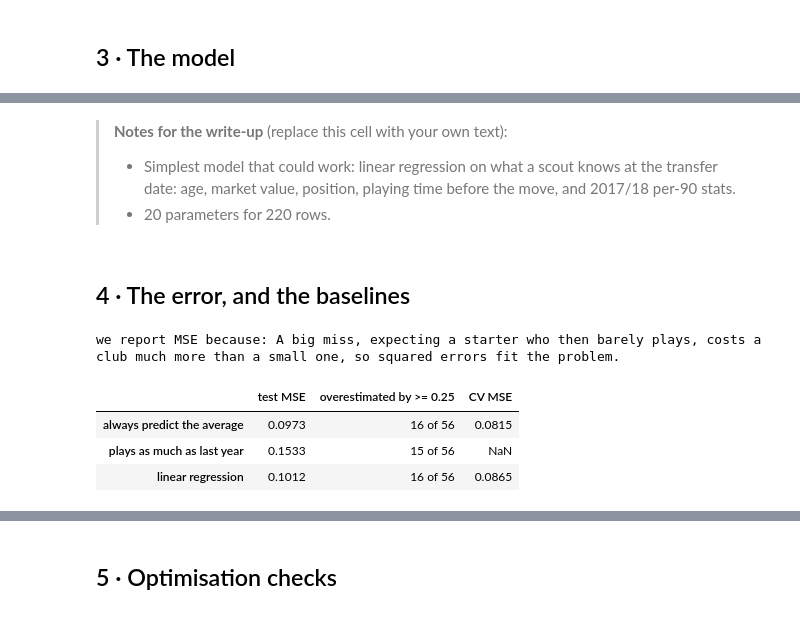
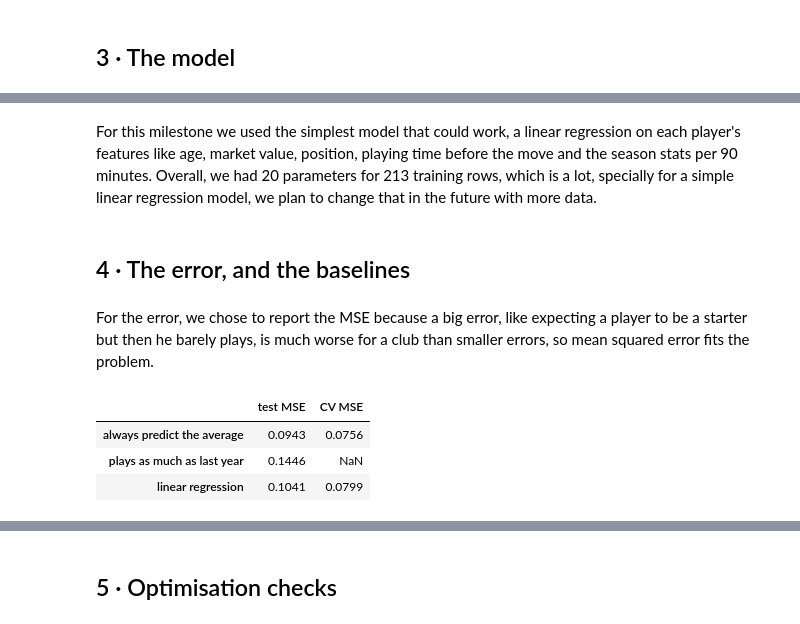
Before and after one commit to msuleiman28/Deep-Learning-Scouting, a Jupyter notebook: handin/milestone1/milestone1.ipynb, the cells around one changed output, grey strips where cells are left out. Saved outputs shown, nothing was run; the diff lists cells and outputs as text; code cells hidden in the pictures.

```diff
--- a/handin/milestone1/milestone1.ipynb
+++ b/handin/milestone1/milestone1.ipynb
@@ -160,39 +147,29 @@ linear regression, trainable parameters: 20  for 220 training rows
-# %% [markdown]
-> **Notes for the write-up** (replace this cell with your own text):
->
-> - Simplest model that could work: linear regression on what a scout knows at the transfer date: age, market value, position, playing time before the move, and 2017/18 per-90 stats.
-> - 20 parameters for 220 rows.
+# %% [markdown]
+For this milestone we used the simplest model that could work, a linear regression on each player's features like age, market value, position, playing time before the move and the season stats per 90 minutes. Overall, we had 20 parameters for 213 training rows, which is a lot, specially for a simple linear regression model, we plan to change that in the future with more data.
 # %% [markdown]
 ## 4 · The error, and the baselines
-# %%
-METRIC = "MSE"
-WHY = ("A big miss, expecting a starter who then barely plays, costs a club much more than a small one, "
-       "so squared errors fit the problem.")   # TODO: rewrite in your own words (at least 12 words)
-assert len(WHY.split()) >= 12
-print("we report", METRIC, "because:", WHY)
-# %% [output]
-we report MSE because: A big miss, expecting a starter who then barely plays, costs a club much more than a small one, so squared errors fit the problem.
+# %% [markdown]
+For the error, we chose to report the MSE because a big error, like expecting a player to be a starter but then he barely plays, is much worse for a club than smaller errors, so mean squared error fits the problem.
 # %%
 mean_y = train.y.mean()
 preds = {
     "always predict the average":  np.full(len(test), mean_y),
     "plays as much as last year":  test.prev_share_tm.fillna(mean_y).clip(0, 1),
     "linear regression":           model.predict(test[NUM + CAT]),
 }
 table = pd.DataFrame({
     "test MSE": {k: mean_squared_error(test.y, p) for k, p in preds.items()},
-    "overestimated by >= 0.25": {k: f"{(p - test.y >= 0.25).sum()} of {len(test)}" for k, p in preds.items()},
 })
 
 # cross-validation on the training rows, for the two models that need fitting
 cv = RepeatedKFold(n_splits=5, n_repeats=10, random_state=SEED)
 cv_lr = -cross_val_score(linreg(NUM), train[NUM + CAT], train.y, cv=cv, scoring="neg_mean_squared_error")
 cv_mean = [mean_squared_error(train.y.iloc[va], np.full(len(va), train.y.iloc[tr].mean()))
            for tr, va in cv.split(train)]
 table["CV MSE"] = pd.Series({"always predict the average": np.mean(cv_mean), "linear regression": cv_lr.mean()})
 table.round(4)
 # %% [output]
-|  | test MSE | overestimated by >= 0.25 | CV MSE |
-| always predict the average | 0.0973 | 16 of 56 | 0.0815 |
-| plays as much as last year | 0.1533 | 15 of 56 | NaN |
-| linear regression | 0.1012 | 16 of 56 | 0.0865 |
+|  | test MSE | CV MSE |
+| always predict the average | 0.0943 | 0.0756 |
+| plays as much as last year | 0.1446 | NaN |
+| linear regression | 0.1041 | 0.0799 |
```
Also changed, not shown: parts of 39 cells of this notebook.
